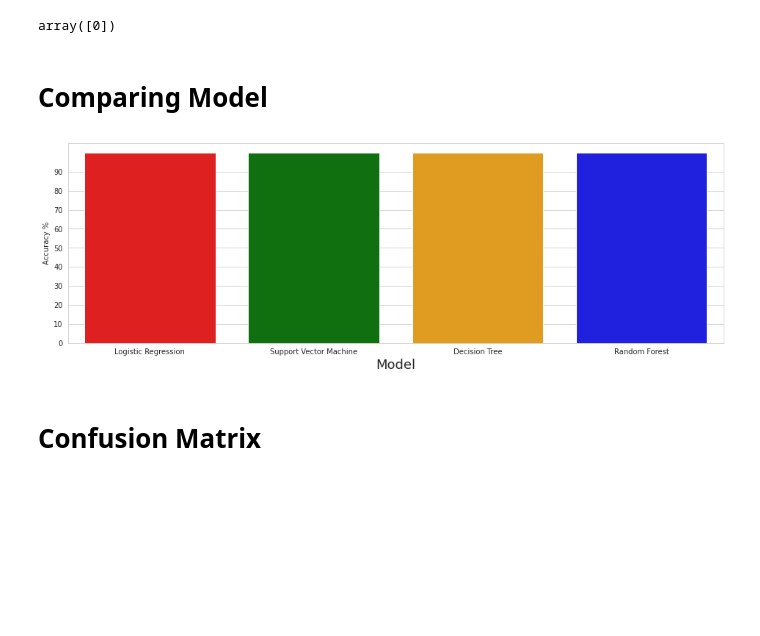
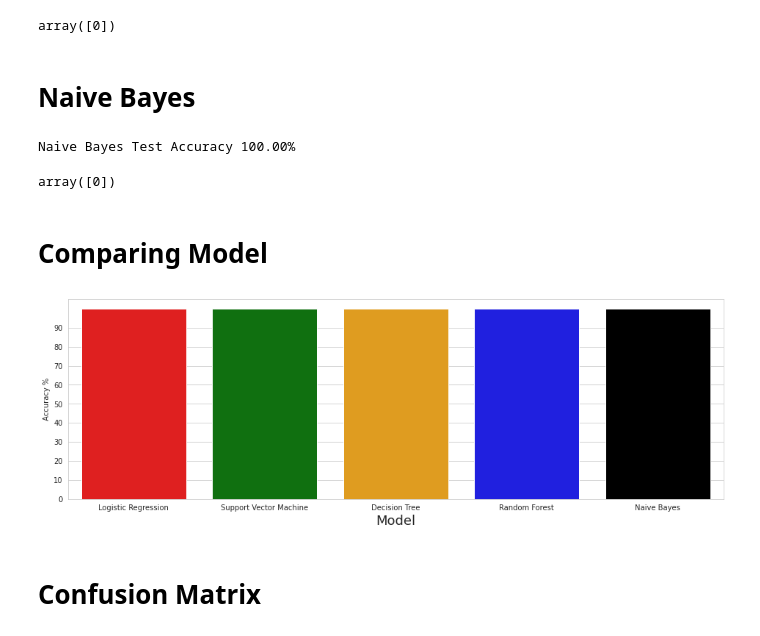
Before and after one commit to k-willyan/Portofolio, a Jupyter notebook: predict-classify-of-flower-logistic-r-multi.ipynb, the cells around one changed output. Saved outputs shown, nothing was run; the diff lists cells and outputs as text; code cells hidden in the pictures; blank space fills up the shorter version.

```diff
--- a/predict-classify-of-flower-logistic-r-multi.ipynb
+++ b/predict-classify-of-flower-logistic-r-multi.ipynb
@@ -91,7 +91,7 @@ from sklearn.model_selection import train_test_split
 X = df.drop(['target','flower_name'], axis='columns')
 y = df.target
 # %%
-X_train, X_test, y_train, y_test = train_test_split(X, y, test_size=0.2)
+X_train, X_test, y_train, y_test = train_test_split(X, y, test_size=0.1)
 # %% [markdown]
 # Logistic Regression Model
 # %%
@@ -171,20 +171,37 @@ Random Forest Test Accuracy 100.00%
 modrf.predict([[4.8,3.0,1.5,0.3]])
 # %% [output]
 array([0])
+# %% [markdown]
+# Naive Bayes
+# %%
+from sklearn.naive_bayes import GaussianNB
+modnb = GaussianNB()
+modnb.fit(X_train,y_train)
+modnb.score(X_test,y_test)
+
+acc = modnb.score(X_test, y_test)*100
+accuracies['Naive Bayes'] = acc
+print("Naive Bayes Test Accuracy {:.2f}%".format(acc))
+# %% [output]
+Naive Bayes Test Accuracy 100.00%
+# %%
+modnb.predict([[4.8,3.0,1.5,0.3]])
+# %% [output]
+array([0])
 # %% [markdown]
 # Comparing Model
 # %%
-colors = ["red", "green", "orange", "blue"]
+colors = ["red", "green", "orange", "blue", "black"]
 
 sns.set_style("whitegrid")
 plt.figure(figsize=(16,5))
 plt.yticks(np.arange(0,100,10))
 plt.ylabel("Accuracy %")
 plt.xlabel("Model", size=18)
 sns.barplot(x=list(accuracies.keys()), y=list(accuracies.values()), palette=colors)
 plt.show()
 # %% [output]
-[figure, old version]
+[figure, new version]
 # %% [markdown]
 # Confusion Matrix
 # %%
```
Also changed, not shown: parts of 3 cells of this notebook.
